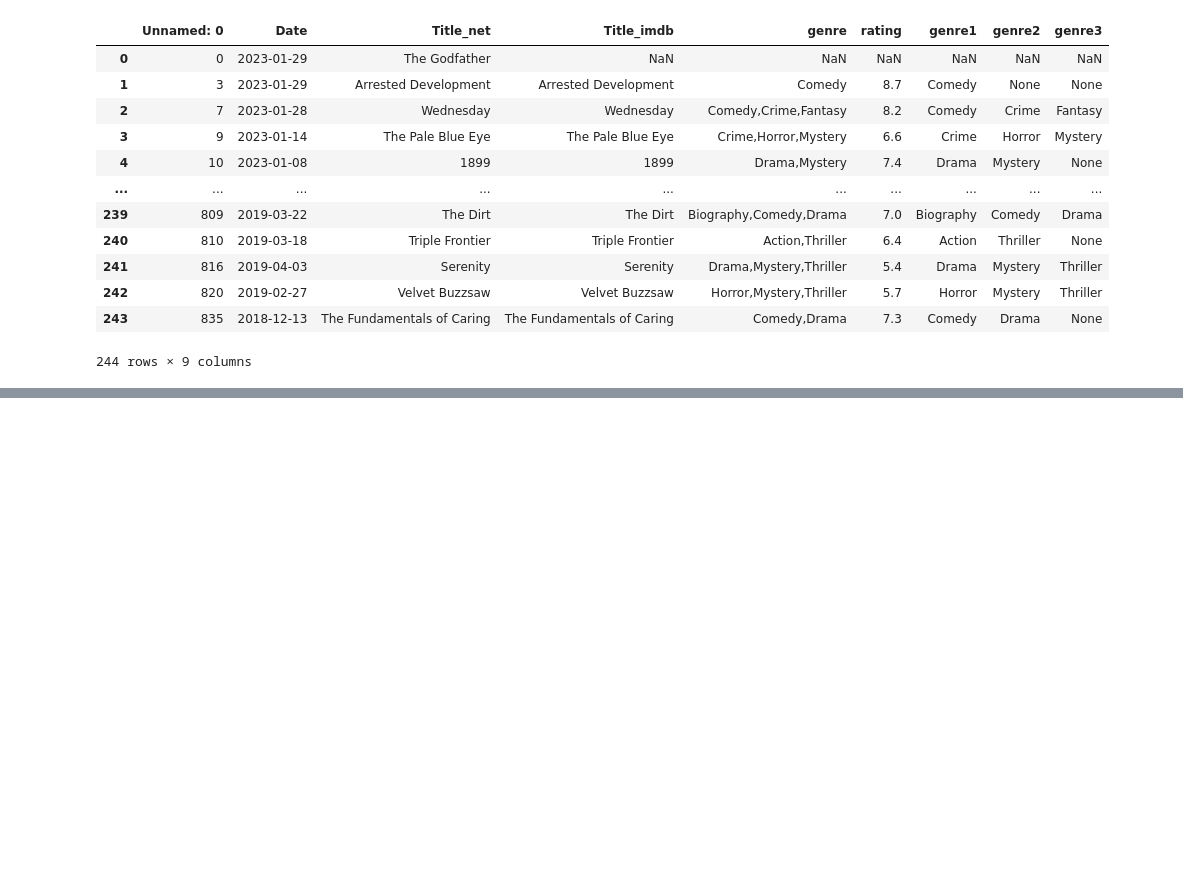
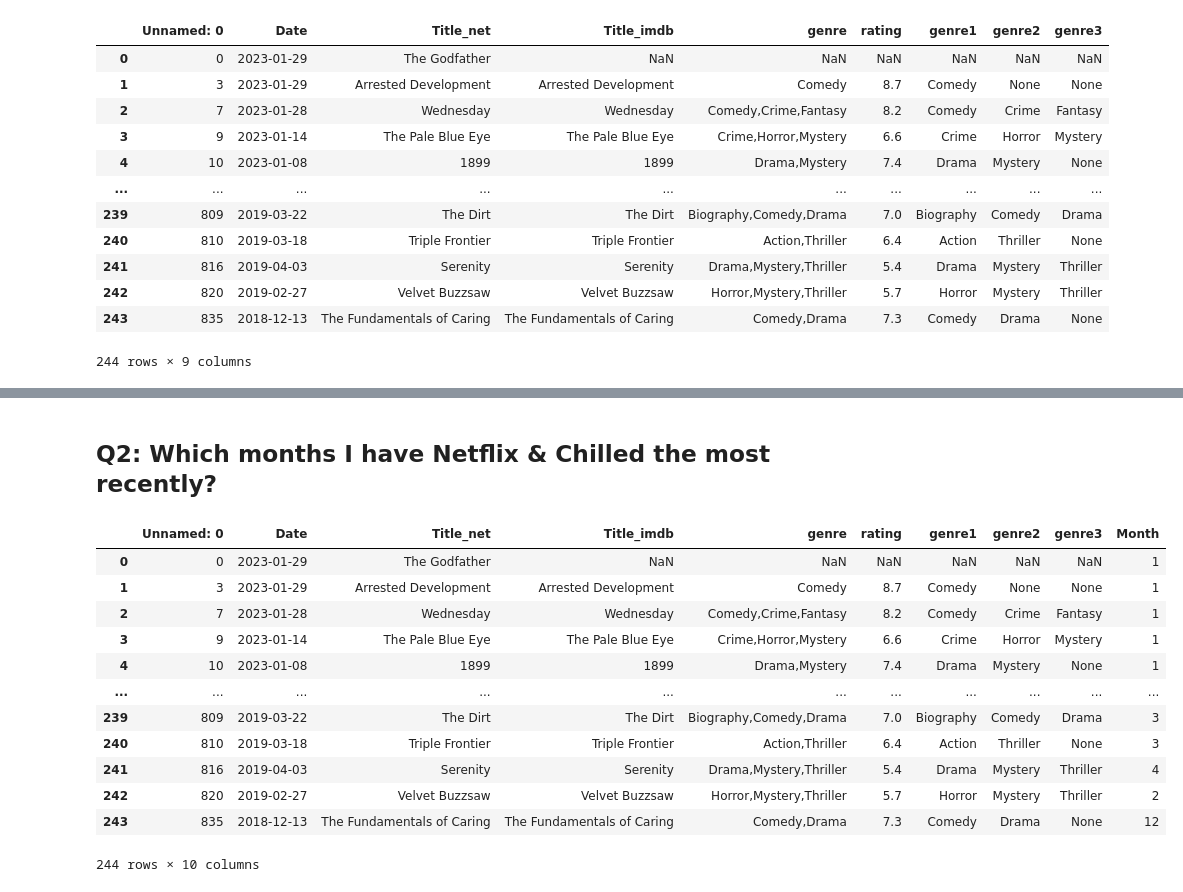
Before and after one commit to danidimarti/project2-movies-api, a Jupyter notebook: exploration-and-visualization.ipynb, the cells around one changed output, grey strips where cells are left out. Cells and saved outputs as stored; diff of their text form; code cells hidden in the pictures; blank space fills up the shorter version.

```diff
--- a/exploration-and-visualization.ipynb
+++ b/exploration-and-visualization.ipynb
@@ -43,5 +51,3 @@ df
 | 242 | 820 | 2019-02-27 | Velvet Buzzsaw | Velvet Buzzsaw | Horror,Mystery,Thriller | 5.7 | Horror | Mystery | Thriller |
 | 243 | 835 | 2018-12-13 | The Fundamentals of Caring | The Fundamentals of Caring | Comedy,Drama | 7.3 | Comedy | Drama | None |
 244 rows × 9 columns
-# %%
-df.dropna(subset=['genre1', 'genre2', 'genre3'], inplace=True)
@@ -73,0 +83,20 @@ fig
+# %% [markdown]
+## Q2: Which months I have Netflix & Chilled the most recently?
+# %%
+#months
+df['Month'] = pd.DatetimeIndex(df['Date']).month
+df
+# %% [output]
+|  | Unnamed: 0 | Date | Title_net | Title_imdb | genre | rating | genre1 | genre2 | genre3 | Month |
+| 0 | 0 | 2023-01-29 | The Godfather | NaN | NaN | NaN | NaN | NaN | NaN | 1 |
+| 1 | 3 | 2023-01-29 | Arrested Development | Arrested Development | Comedy | 8.7 | Comedy | None | None | 1 |
+| 2 | 7 | 2023-01-28 | Wednesday | Wednesday | Comedy,Crime,Fantasy | 8.2 | Comedy | Crime | Fantasy | 1 |
+| 3 | 9 | 2023-01-14 | The Pale Blue Eye | The Pale Blue Eye | Crime,Horror,Mystery | 6.6 | Crime | Horror | Mystery | 1 |
+| 4 | 10 | 2023-01-08 | 1899 | 1899 | Drama,Mystery | 7.4 | Drama | Mystery | None | 1 |
+| ... | ... | ... | ... | ... | ... | ... | ... | ... | ... | ... |
+| 239 | 809 | 2019-03-22 | The Dirt | The Dirt | Biography,Comedy,Drama | 7.0 | Biography | Comedy | Drama | 3 |
+| 240 | 810 | 2019-03-18 | Triple Frontier | Triple Frontier | Action,Thriller | 6.4 | Action | Thriller | None | 3 |
+| 241 | 816 | 2019-04-03 | Serenity | Serenity | Drama,Mystery,Thriller | 5.4 | Drama | Mystery | Thriller | 4 |
+| 242 | 820 | 2019-02-27 | Velvet Buzzsaw | Velvet Buzzsaw | Horror,Mystery,Thriller | 5.7 | Horror | Mystery | Thriller | 2 |
+| 243 | 835 | 2018-12-13 | The Fundamentals of Caring | The Fundamentals of Caring | Comedy,Drama | 7.3 | Comedy | Drama | None | 12 |
+244 rows × 10 columns
```
Also changed, not shown: parts of 22 cells of this notebook, 1 other file.
